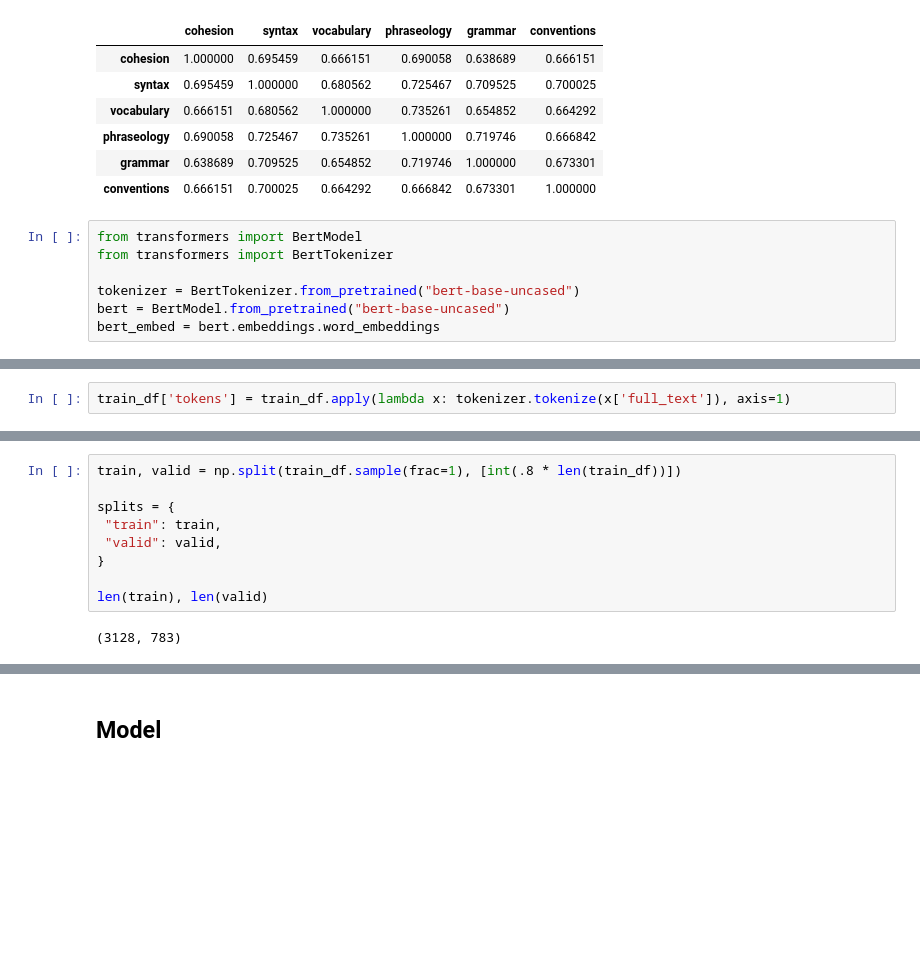
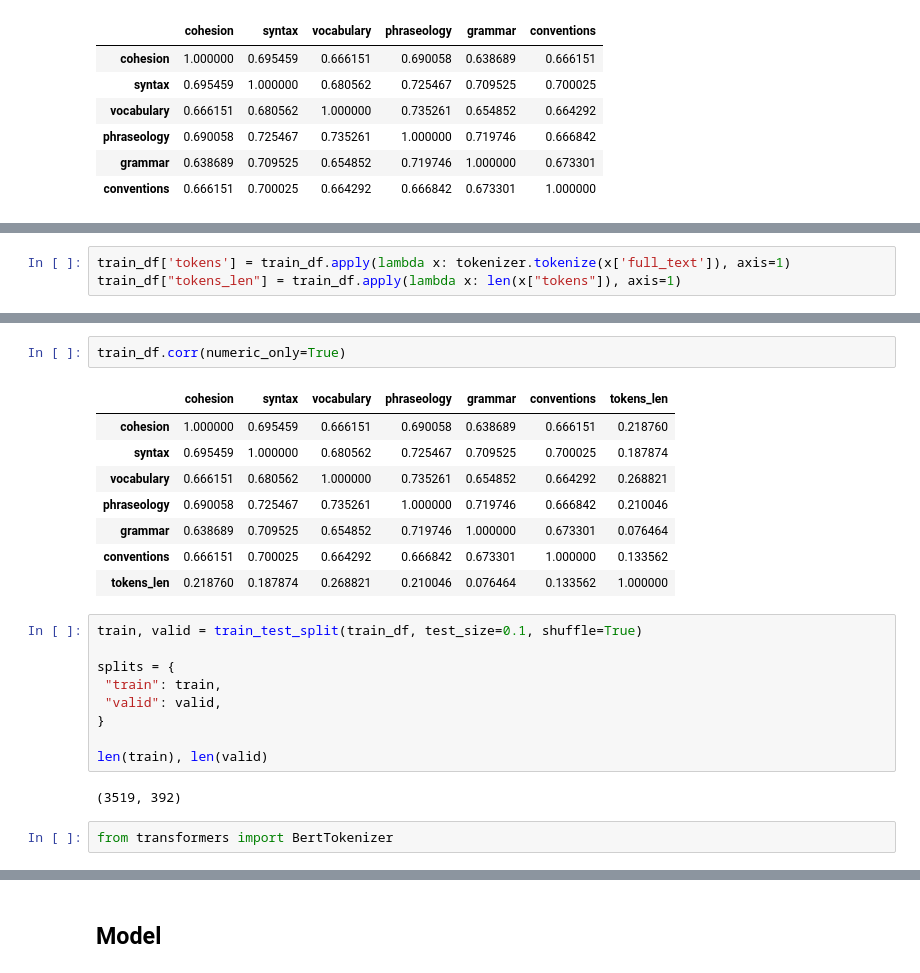
Before and after one commit to stkao05/eng-eval, a Jupyter notebook: model.ipynb, the cells around one changed output, grey strips where cells are left out. Drawn from its saved outputs; the diff is of its cells as text; blank space fills up the shorter version.

```diff
--- a/model.ipynb
+++ b/model.ipynb
@@ -112,10 +107,3 @@ train_df.corr(numeric_only=True)
 | phraseology | 0.690058 | 0.725467 | 0.735261 | 1.000000 | 0.719746 | 0.666842 |
 | grammar | 0.638689 | 0.709525 | 0.654852 | 0.719746 | 1.000000 | 0.673301 |
 | conventions | 0.666151 | 0.700025 | 0.664292 | 0.666842 | 0.673301 | 1.000000 |
-# %%
-from transformers import BertModel
-from transformers import BertTokenizer
-
-tokenizer = BertTokenizer.from_pretrained("bert-base-uncased")
-bert = BertModel.from_pretrained("bert-base-uncased")
-bert_embed = bert.embeddings.word_embeddings
@@ -126,2 +110,3 @@ Some weights of the model checkpoint at bert-base-uncased were not used when ini
 # %%
 train_df['tokens'] = train_df.apply(lambda x: tokenizer.tokenize(x['full_text']), axis=1)
+train_df["tokens_len"] = train_df.apply(lambda x: len(x["tokens"]), axis=1)
@@ -128,5 +132,16 @@ train_df['tokens'] = train_df.apply(lambda x: tokenizer.tokenize(x['full_text'])
+# %%
+train_df.corr(numeric_only=True)
+# %% [output]
+|  | cohesion | syntax | vocabulary | phraseology | grammar | conventions | tokens_len |
+| cohesion | 1.000000 | 0.695459 | 0.666151 | 0.690058 | 0.638689 | 0.666151 | 0.218760 |
+| syntax | 0.695459 | 1.000000 | 0.680562 | 0.725467 | 0.709525 | 0.700025 | 0.187874 |
+| vocabulary | 0.666151 | 0.680562 | 1.000000 | 0.735261 | 0.654852 | 0.664292 | 0.268821 |
+| phraseology | 0.690058 | 0.725467 | 0.735261 | 1.000000 | 0.719746 | 0.666842 | 0.210046 |
+| grammar | 0.638689 | 0.709525 | 0.654852 | 0.719746 | 1.000000 | 0.673301 | 0.076464 |
+| conventions | 0.666151 | 0.700025 | 0.664292 | 0.666842 | 0.673301 | 1.000000 | 0.133562 |
+| tokens_len | 0.218760 | 0.187874 | 0.268821 | 0.210046 | 0.076464 | 0.133562 | 1.000000 |
 # %%
-train, valid = np.split(train_df.sample(frac=1), [int(.8 * len(train_df))])
+train, valid = train_test_split(train_df, test_size=0.1, shuffle=True)
 
 splits = {
  "train": train,
@@ -135,4 +150,6 @@ splits = {
 
 len(train), len(valid)
 # %% [output]
-(3128, 783)
+(3519, 392)
+# %%
+from transformers import BertTokenizer
```
Also changed, not shown: parts of 37 cells of this notebook.
